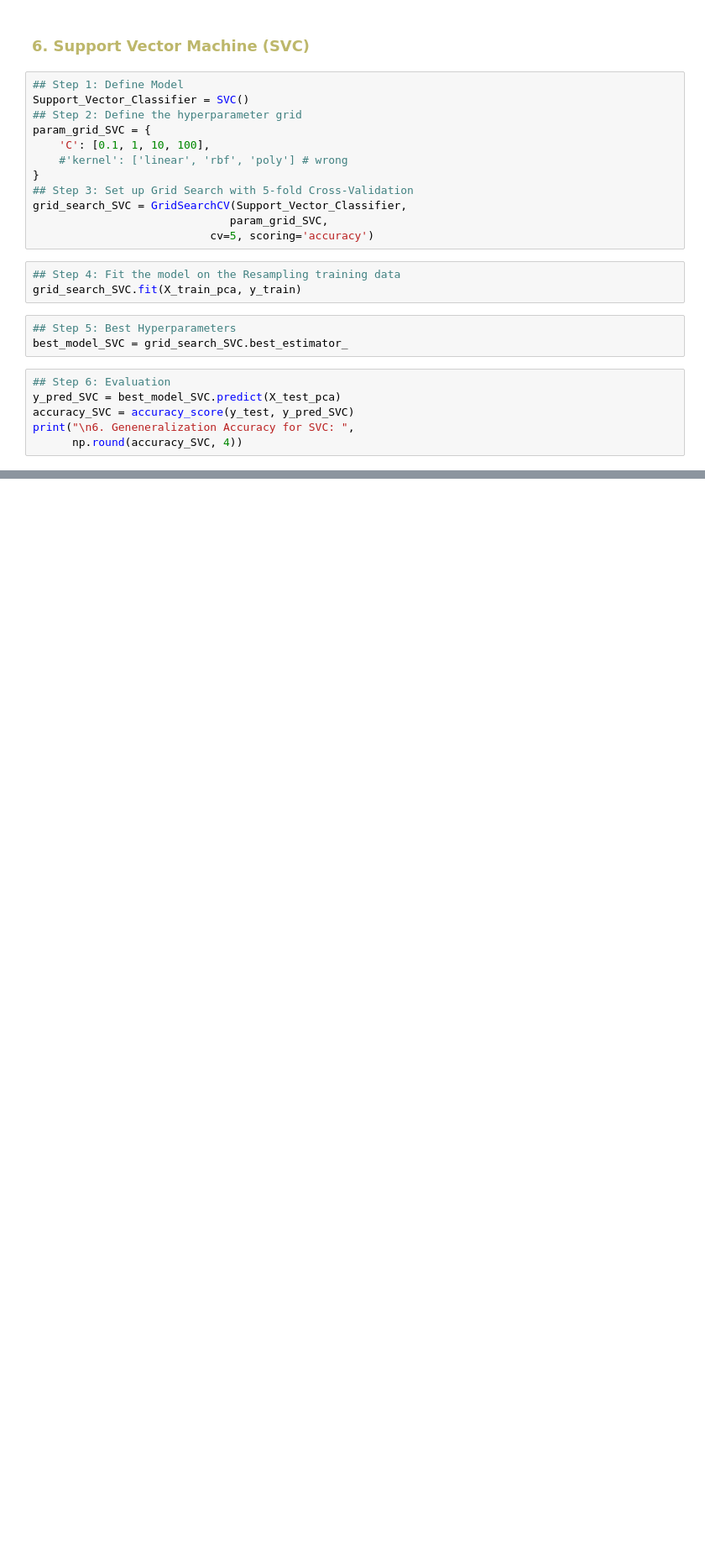
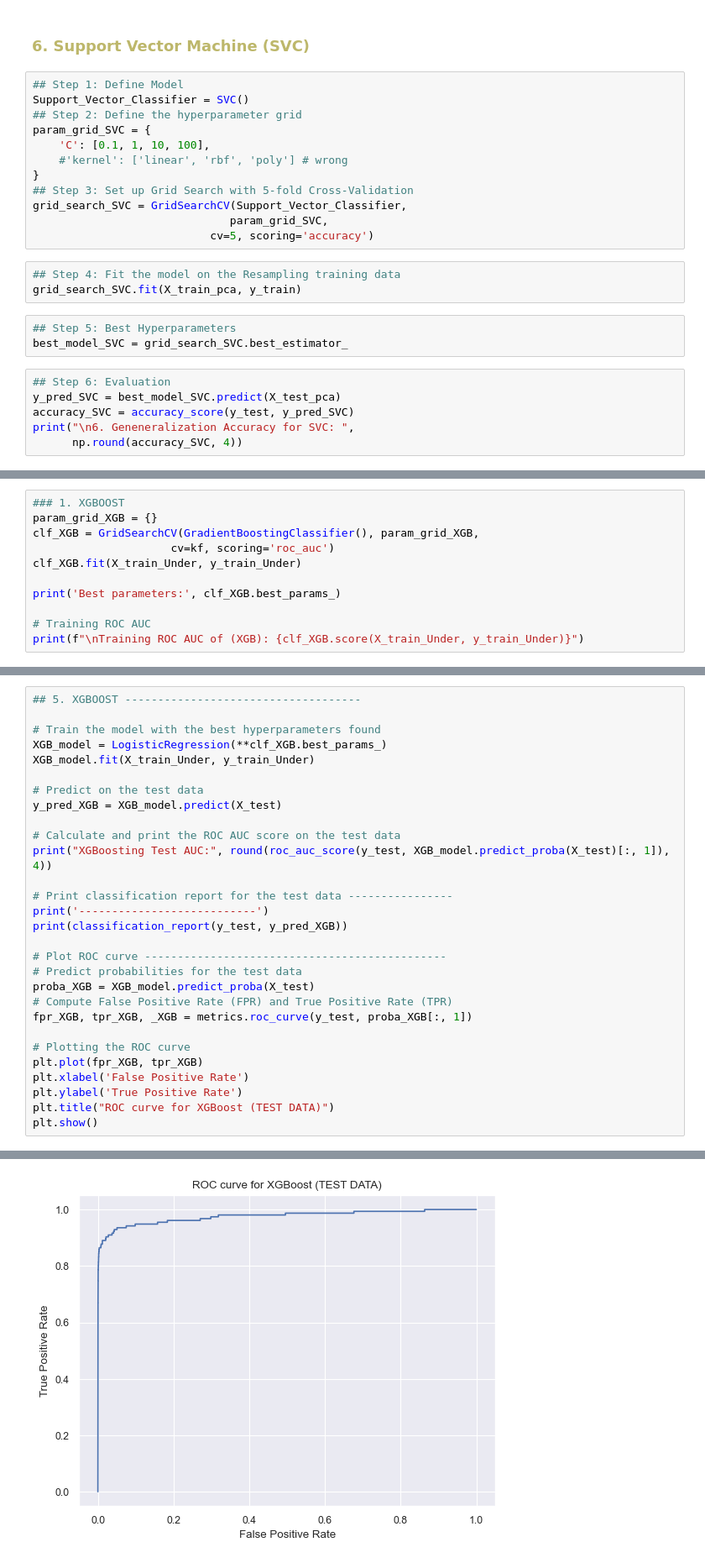
Before and after one commit to yvonnevydao/Credit_Fraud_Detection, a Jupyter notebook: credit_fraud_detection.ipynb, the cells around one changed output, grey strips where cells are left out. Shown at 84% size. Drawn from its saved outputs; the diff is of its cells as text; blank space fills up the shorter version.

Commit message:
Use GridSearchCV to find the best parameters for XGBoost, and Evaluate and plot ROC curve on Test Data

```diff
--- a/credit_fraud_detection.ipynb
+++ b/credit_fraud_detection.ipynb
@@ -1439,0 +1276,11 @@ plt.tight_layout()
+# %%
+### 1. XGBOOST
+param_grid_XGB = {}
+clf_XGB = GridSearchCV(GradientBoostingClassifier(), param_grid_XGB,
+                     cv=kf, scoring='roc_auc')
+clf_XGB.fit(X_train_Under, y_train_Under)
+
+print('Best parameters:', clf_XGB.best_params_)
+
+# Training ROC AUC
+print(f"\nTraining ROC AUC of (XGB): {clf_XGB.score(X_train_Under, y_train_Under)}")
@@ -1439,0 +1414,30 @@ plt.tight_layout()
+# %%
+## 5. XGBOOST ------------------------------------
+
+# Train the model with the best hyperparameters found
+XGB_model = LogisticRegression(**clf_XGB.best_params_)
+XGB_model.fit(X_train_Under, y_train_Under)
+
+# Predict on the test data
+y_pred_XGB = XGB_model.predict(X_test)
+
+# Calculate and print the ROC AUC score on the test data
+print("XGBoosting Test AUC:", round(roc_auc_score(y_test, XGB_model.predict_proba(X_test)[:, 1]), 4))
+
+# Print classification report for the test data ----------------
+print('---------------------------')
+print(classification_report(y_test, y_pred_XGB))
+
+# Plot ROC curve ----------------------------------------------
+# Predict probabilities for the test data
+proba_XGB = XGB_model.predict_proba(X_test)
+# Compute False Positive Rate (FPR) and True Positive Rate (TPR)
+fpr_XGB, tpr_XGB, _XGB = metrics.roc_curve(y_test, proba_XGB[:, 1])
+
+# Plotting the ROC curve
+plt.plot(fpr_XGB, tpr_XGB)
+plt.xlabel('False Positive Rate')
+plt.ylabel('True Positive Rate')
+plt.title("ROC curve for XGBoost (TEST DATA)")
+plt.show()
+# %% [output]
@@ -1439,0 +1454 @@ plt.tight_layout()
+[figure, added]
```
Also changed, not shown: parts of 75 cells of this notebook.
